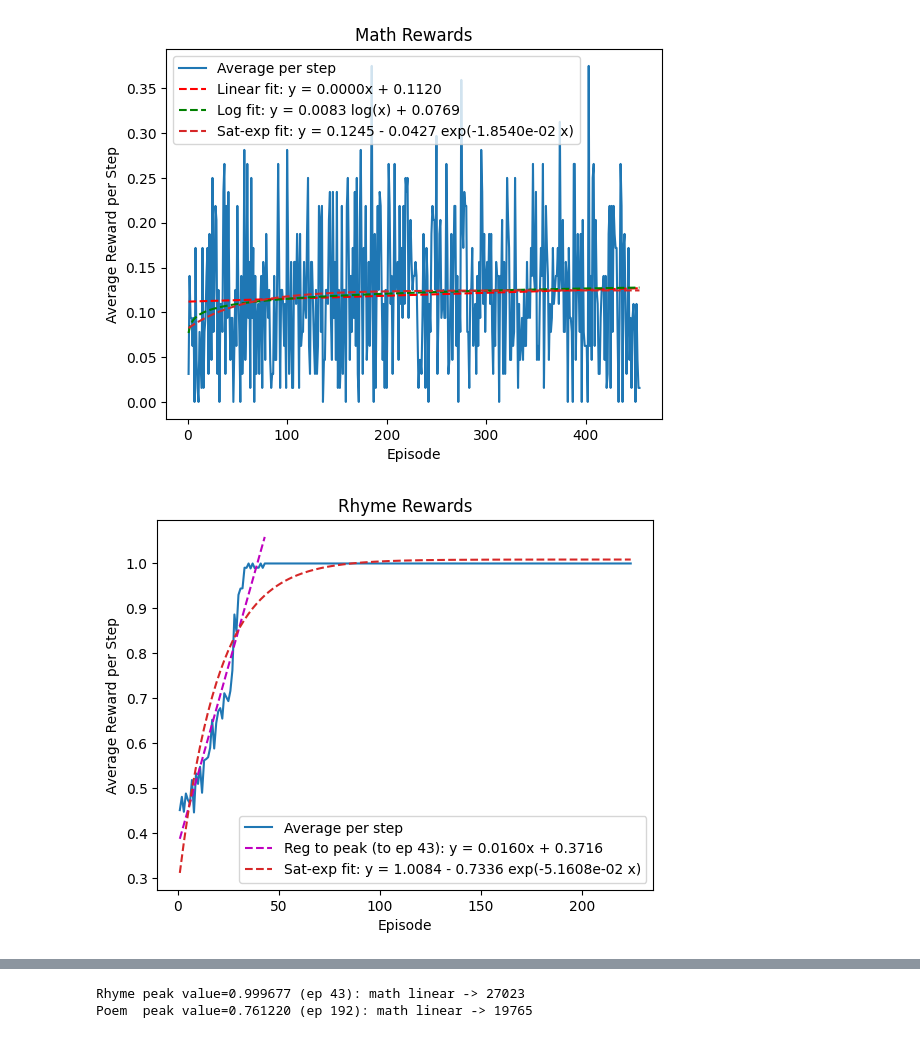
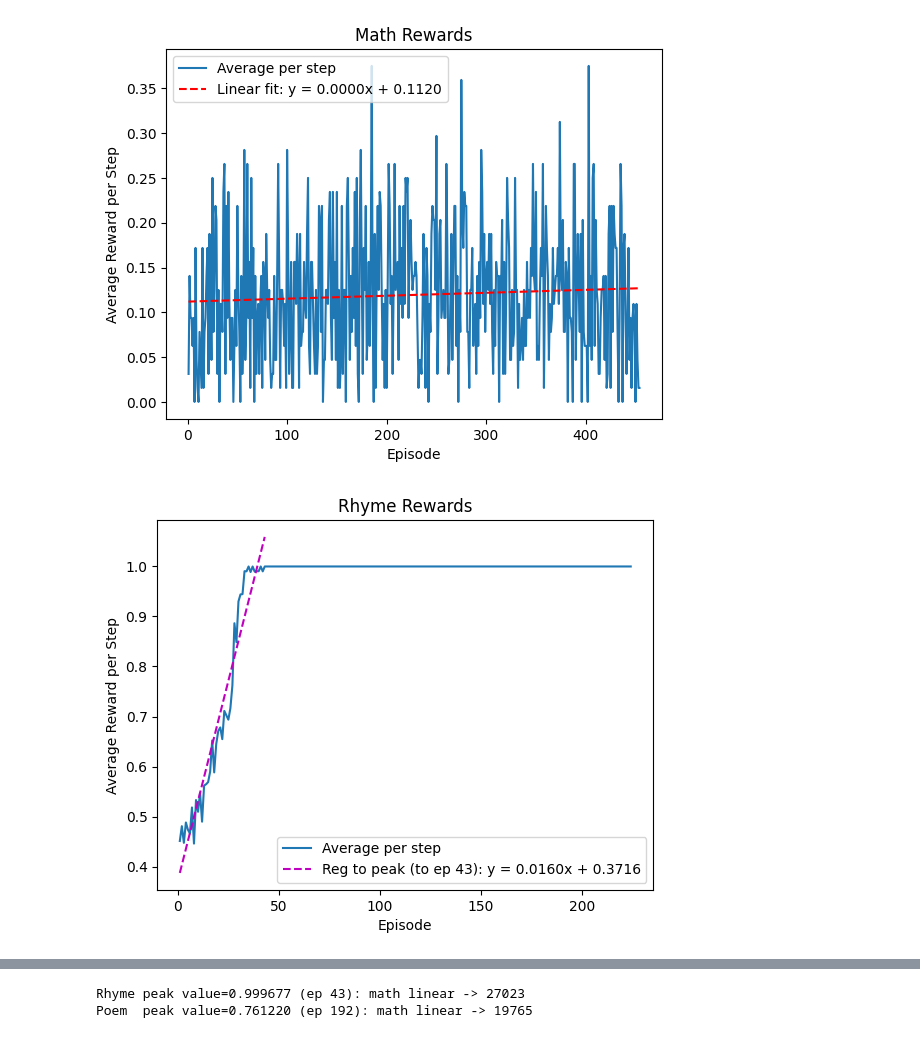
Before and after one commit to raqkaaq/CS401Rproject, a Jupyter notebook: visualizations.ipynb, the cells around one changed output, grey strips where cells are left out. Drawn from its saved outputs; the diff is of its cells as text; code cells hidden in the pictures.

Commit message:
visualizations

```diff
--- a/visualizations.ipynb
+++ b/visualizations.ipynb
@@ -228,9 +228,9 @@ def plot_averages(data, title="Averages", show_linear=False, show_log=False,
 
     return results
 # %%
-math_eqs = plot_averages(math_rewards, "Math Rewards", show_linear=True, show_log=True, show_exp=False, show_sat=True)
-rhyme_eqs = plot_averages(rhyme_rewards, "Rhyme Rewards", show_peak=True, show_exp=False, show_sat=True)
-poem_eqs = plot_averages(poem_varied_rewards, "Poem Varied Rewards", show_peak=True, show_exp=False, show_sat=True)
+math_eqs = plot_averages(math_rewards, "Math Rewards", show_linear=True, show_log=False, show_exp=False, show_sat=False)
+rhyme_eqs = plot_averages(rhyme_rewards, "Rhyme Rewards", show_peak=True, show_exp=False, show_sat=False)
+poem_eqs = plot_averages(poem_varied_rewards, "Poem Varied Rewards", show_peak=True, show_exp=False, show_sat=False)
 # %% [output]
-[figure, old version]
+[figure, new version]
-[figure, old version]
+[figure, new version]
```
Also changed, not shown: parts of 2 cells of this notebook.
